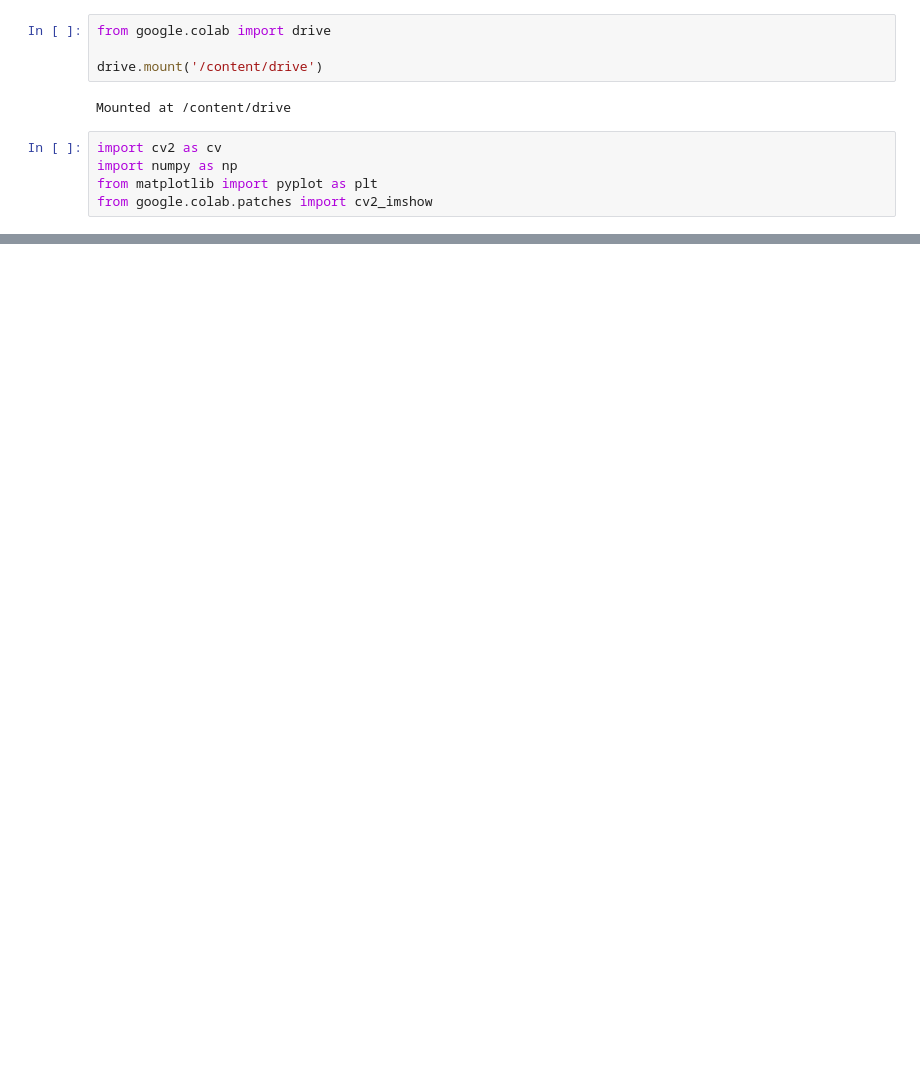
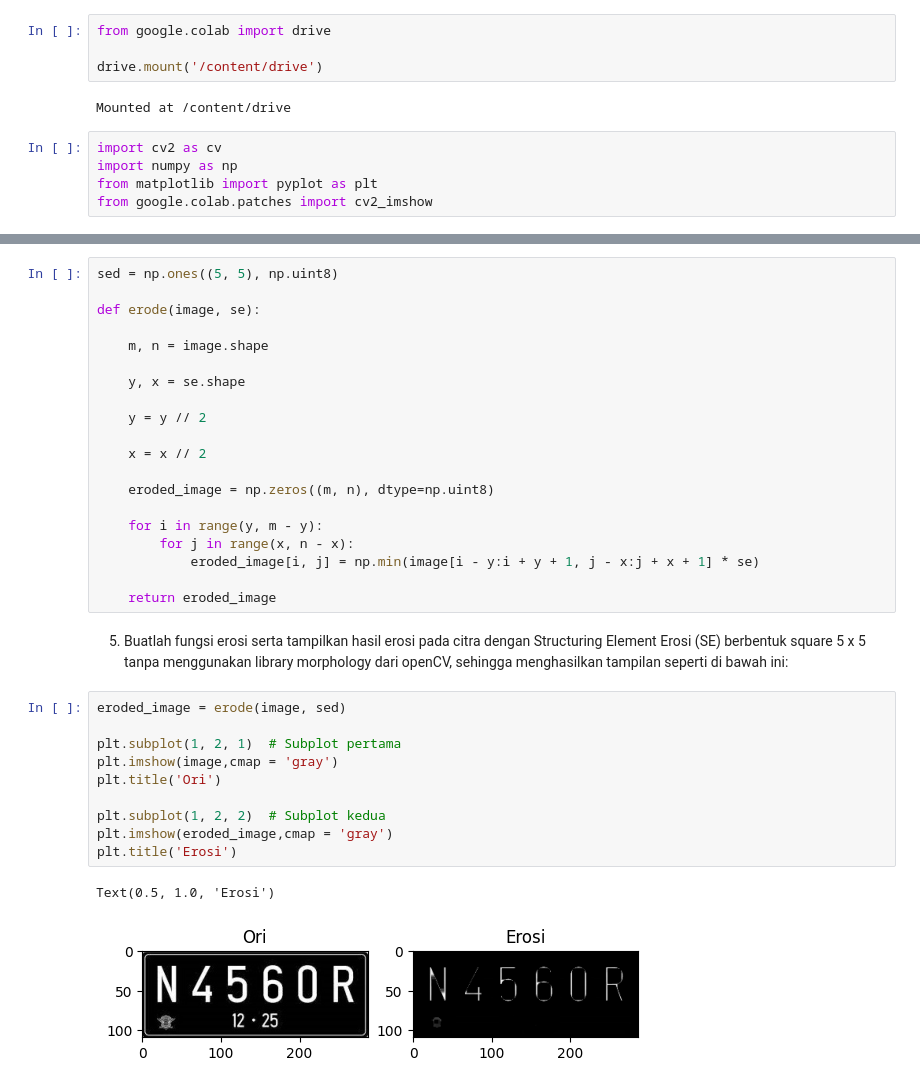
Before and after one commit to Aikhusy/PCVK, a Jupyter notebook: week9.ipynb, the cells around one changed output, grey strips where cells are left out. Saved outputs shown, nothing was run; the diff lists cells and outputs as text; blank space fills up the shorter version.

```diff
--- a/week9.ipynb
+++ b/week9.ipynb
@@ -39,0 +77,37 @@ cv2_imshow(dilated_image)
+# %%
+sed = np.ones((5, 5), np.uint8)
+
+def erode(image, se):
+
+    m, n = image.shape
+
+    y, x = se.shape
+
+    y = y // 2
+
+    x = x // 2
+
+    eroded_image = np.zeros((m, n), dtype=np.uint8)
+
+    for i in range(y, m - y):
+        for j in range(x, n - x):
+            eroded_image[i, j] = np.min(image[i - y:i + y + 1, j - x:j + x + 1] * se)
+
+    return eroded_image
+# %% [markdown]
+5. Buatlah fungsi erosi serta tampilkan hasil erosi pada citra dengan Structuring Element
+Erosi (SE) berbentuk square 5 x 5 tanpa menggunakan library morphology dari
+openCV, sehingga menghasilkan tampilan seperti di bawah ini:
+# %%
+eroded_image = erode(image, sed)
+
+plt.subplot(1, 2, 1)  # Subplot pertama
+plt.imshow(image,cmap = 'gray')
+plt.title('Ori')
+
+plt.subplot(1, 2, 2)  # Subplot kedua
+plt.imshow(eroded_image,cmap = 'gray')
+plt.title('Erosi')
+# %% [output]
+Text(0.5, 1.0, 'Erosi')
+[figure, added]
```
Also changed, not shown: parts of 41 cells of this notebook.
